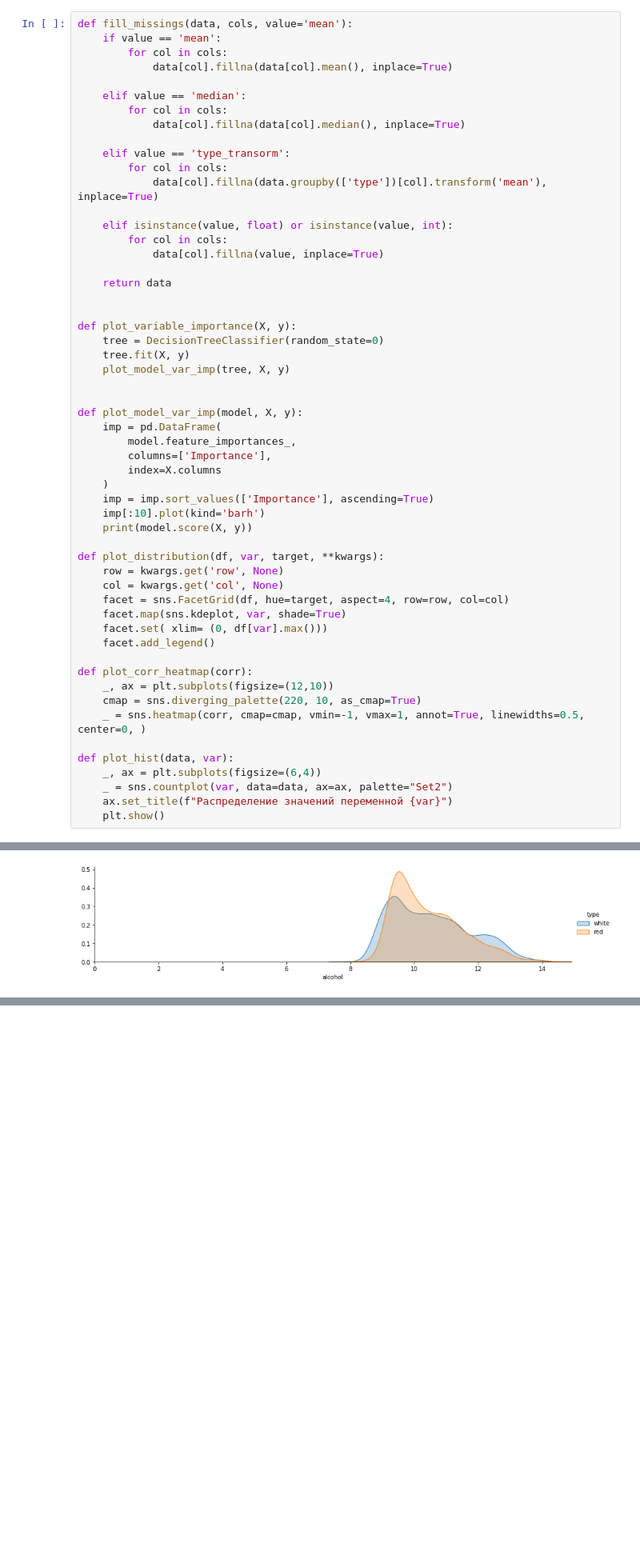
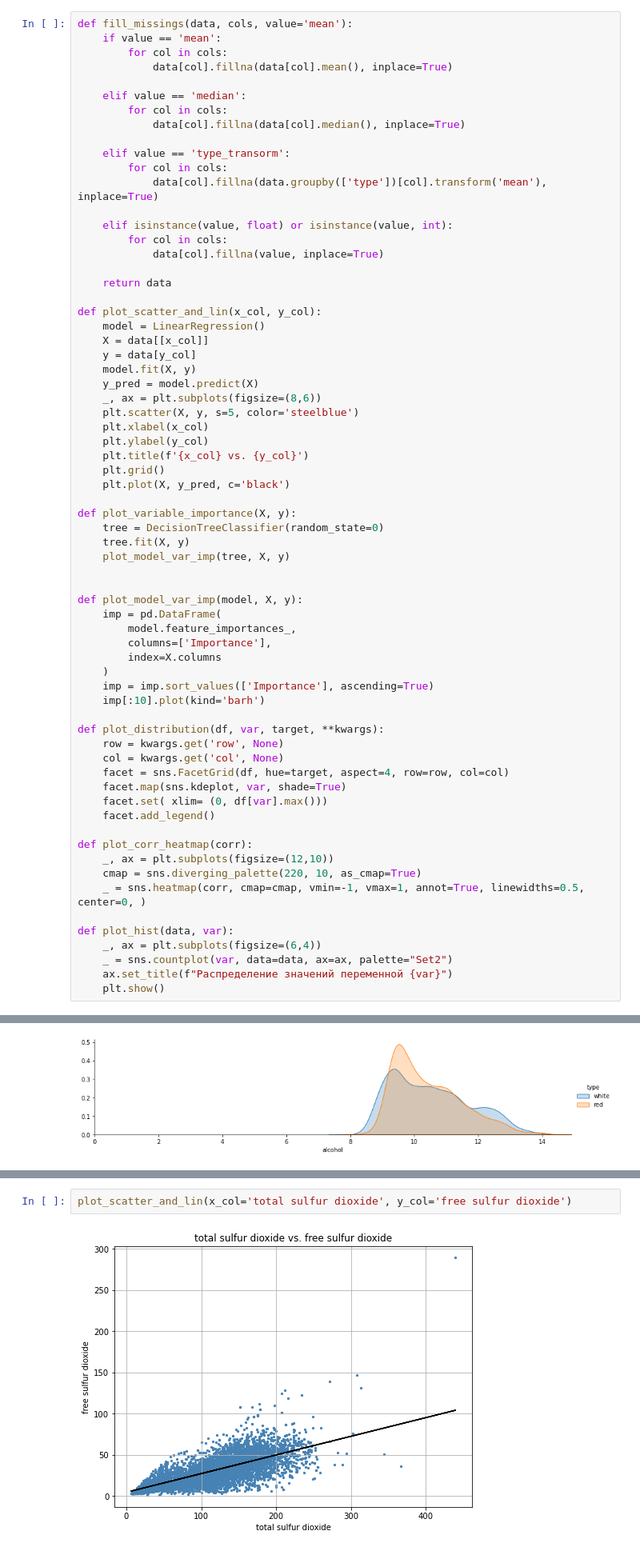
Before and after one commit to ehdmuravjov/pyda-16-em, a Jupyter notebook: DS Project Flow/Homework_2_CrispDM.ipynb, the cells around one changed output, grey strips where cells are left out. Shown: that part at 80% size. Drawn from its saved outputs; the diff is of its cells as text; blank space fills up the shorter version.

```diff
--- a/DS Project Flow/Homework_2_CrispDM.ipynb
+++ b/DS Project Flow/Homework_2_CrispDM.ipynb
@@ -75,6 +76,19 @@ def fill_missings(data, cols, value='mean'):
 
     return data
 
+def plot_scatter_and_lin(x_col, y_col):
+    model = LinearRegression()
+    X = data[[x_col]]
+    y = data[y_col]
+    model.fit(X, y)
+    y_pred = model.predict(X)
+    _, ax = plt.subplots(figsize=(8,6))
+    plt.scatter(X, y, s=5, color='steelblue')
+    plt.xlabel(x_col)
+    plt.ylabel(y_col)
+    plt.title(f'{x_col} vs. {y_col}')
+    plt.grid()
+    plt.plot(X, y_pred, c='black')
 
 def plot_variable_importance(X, y):
     tree = DecisionTreeClassifier(random_state=0)
@@ -90,7 +104,6 @@ def plot_model_var_imp(model, X, y):
     )
     imp = imp.sort_values(['Importance'], ascending=True)
     imp[:10].plot(kind='barh')
-    print(model.score(X, y))
 
 def plot_distribution(df, var, target, **kwargs):
     row = kwargs.get('row', None)
@@ -324,0 +332,4 @@ ax = sns.boxplot(data=data[['fixed acidity',  'chlorides', 'density', 'pH', 'sul
+# %%
+plot_scatter_and_lin(x_col='total sulfur dioxide', y_col='free sulfur dioxide')
+# %% [output]
+[figure, added]
```
Also changed, not shown: parts of 73 cells of this notebook, 1 other file.
